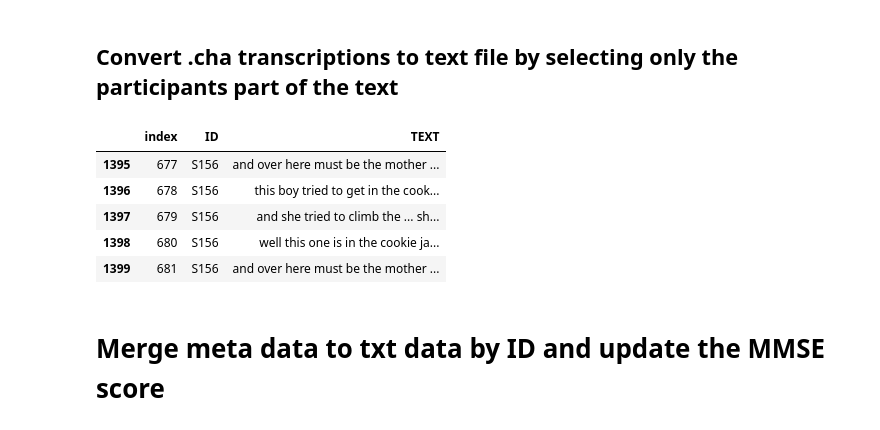
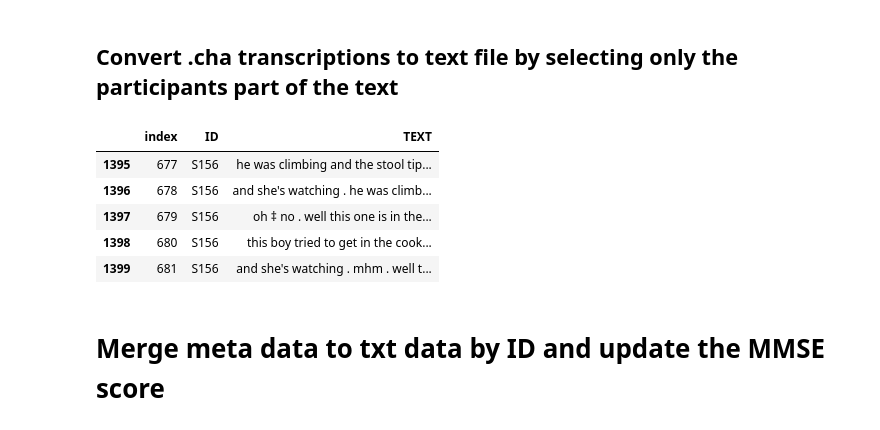
Before and after one commit to W210-SP21-Capstone-Dementia/model, a Jupyter notebook: ADReSS_Transcription_Combination_Data_Generator.ipynb, the cells around one changed output. Saved outputs shown, nothing was run; the diff lists cells and outputs as text; code cells hidden in the pictures.

```diff
--- a/ADReSS_Transcription_Combination_Data_Generator.ipynb
+++ b/ADReSS_Transcription_Combination_Data_Generator.ipynb
@@ -53,7 +115,7 @@ lang_ = 'en-US'
 # %% [markdown]
 ## Convert .cha transcriptions to text file by selecting only the participants part of the text
 # %%
-def convertChaToTextFormat(input_file_dir, output_file_dir, combination_count = 1):
+def convertChaToTextFormatWithShuffling(input_file_dir, output_file_dir, combination_count = 1):
   df_id_txt = pd.DataFrame(columns=['ID', 'TEXT'])
 
   # If the output directory doesn't exists, create one
@@ -75,41 +137,43 @@ def convertChaToTextFormat(input_file_dir, output_file_dir, combination_count =
     if len(sentence_words) < max_combination_count:
       max_combination_count = len(sentence_words)
 
     # create combinations of sentences using random shuffling of the list
     for count in range(0, max_combination_count):
-      random.shuffle(sentence_words)
+      if count > 0:
+        random.shuffle(sentence_words)
+
       final_text = ''
       for sentence in sentence_words:
         for word in sentence:
           final_text = final_text + ' ' + word
 
       final_text_modified = final_text.replace(". and", "and")
       final_text_modified = final_text_modified.replace(" . ", ".")
 
       output_text_file = file_name_prefix + "_" + str(count) + ".txt"
       output_text_file_path = output_file_dir + output_text_file
       fh = open(output_text_file_path, "w+")
       fh.write(final_text)
       df_id_txt.loc[len(df_id_txt.index)] = [file_name_prefix, final_text]
 
   return df_id_txt
 
-df_id_txt_cc = convertChaToTextFormat(text_path_cc, data_path + "/transcription_shuffled_text/", combination_count=20)
-df_id_txt_cd = convertChaToTextFormat(text_path_cd, data_path + "/transcription_shuffled_text/", combination_count=20)
+df_id_txt_cc = convertChaToTextFormatWithShuffling(text_path_cc, data_path + "/transcription_shuffled_text/", combination_count=20)
+df_id_txt_cd = convertChaToTextFormatWithShuffling(text_path_cd, data_path + "/transcription_shuffled_text/", combination_count=20)
 df_id_txt = pd.DataFrame()
 df_id_txt = df_id_txt.append(df_id_txt_cc)
 df_id_txt = df_id_txt.append(df_id_txt_cd)
 df_id_txt = df_id_txt[["ID", "TEXT"]]
 df_id_txt = df_id_txt.reset_index()
 
 df_id_txt.tail()
 # %% [output]
 |  | index | ID | TEXT |
-| 1395 | 677 | S156 | and over here must be the mother ... |
-| 1396 | 678 | S156 | this boy tried to get in the cook... |
-| 1397 | 679 | S156 | and she tried to climb the ... sh... |
-| 1398 | 680 | S156 | well this one is in the cookie ja... |
-| 1399 | 681 | S156 | and over here must be the mother ... |
+| 1395 | 677 | S156 | he was climbing and the stool tip... |
+| 1396 | 678 | S156 | and she's watching . he was climb... |
+| 1397 | 679 | S156 | oh ‡ no . well this one is in the... |
+| 1398 | 680 | S156 | this boy tried to get in the cook... |
+| 1399 | 681 | S156 | and she's watching . mhm . well t... |
 # %% [markdown]
 # Merge meta data to txt data by ID and update the MMSE score
 # %%
```
Also changed, not shown: parts of 12 cells of this notebook, 1 other file.
